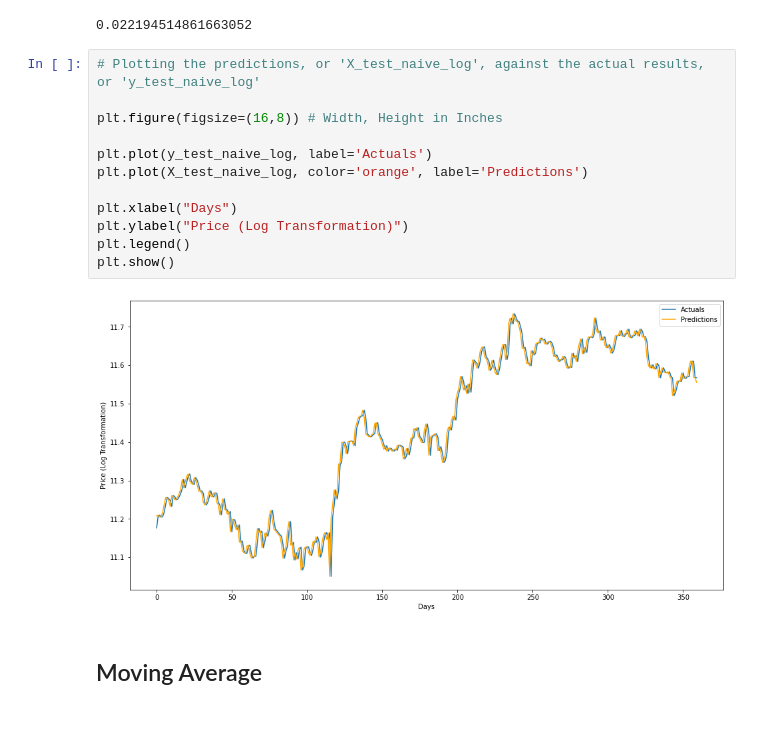
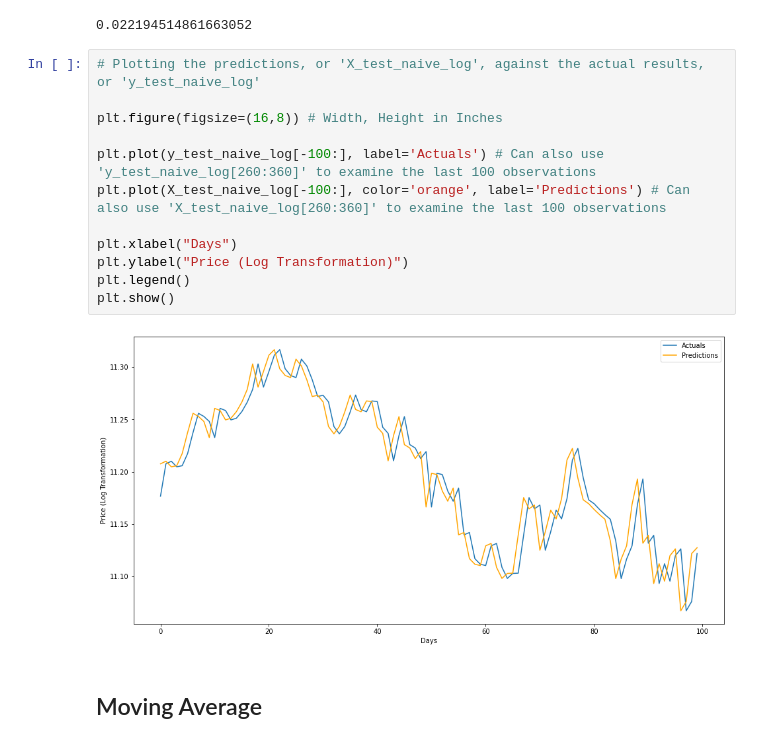
Before and after one commit to keithotuomagie/bitcoin_ts, a Jupyter notebook: notebook.ipynb, the cells around one changed output. Cells and saved outputs as stored; diff of their text form.

```diff
--- a/notebook.ipynb
+++ b/notebook.ipynb
@@ -510,17 +512,17 @@ rmse_naive_log
 # %%
 # Plotting the predictions, or 'X_test_naive_log', against the actual results, or 'y_test_naive_log'
 
 plt.figure(figsize=(16,8)) # Width, Height in Inches
 
-plt.plot(y_test_naive_log, label='Actuals')
-plt.plot(X_test_naive_log, color='orange', label='Predictions')
+plt.plot(y_test_naive_log[-100:], label='Actuals') # Can also use 'y_test_naive_log[260:360]' to examine the last 100 observations
+plt.plot(X_test_naive_log[-100:], color='orange', label='Predictions') # Can also use 'X_test_naive_log[260:360]' to examine the last 100 observations
 
 plt.xlabel("Days")
 plt.ylabel("Price (Log Transformation)")
 plt.legend()
 plt.show()
 # %% [output]
-[figure, old version]
+[figure, new version]
 # %% [markdown]
 ## Moving Average ##
 # %% [markdown]
```
Also changed, not shown: parts of 1 cell of this notebook.
